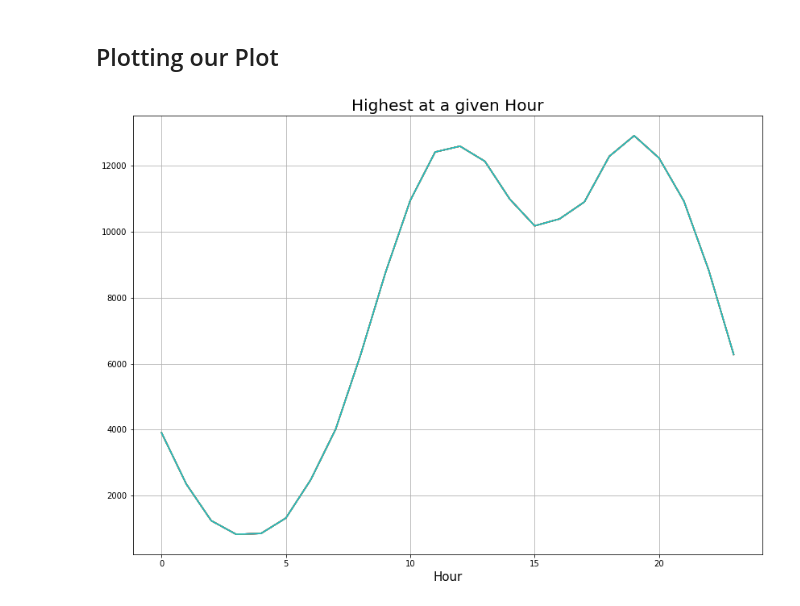
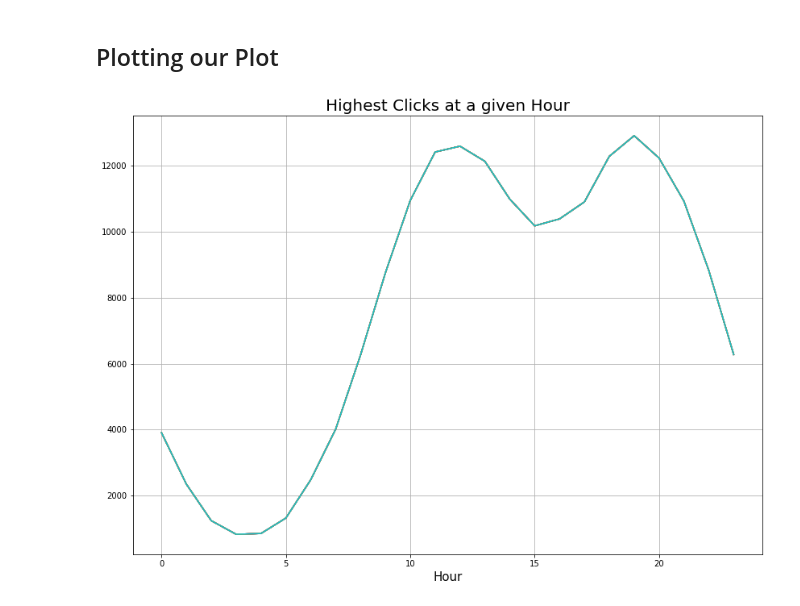
Before and after one commit to aditya12997/Exploratory-Data-Analysis-, a Jupyter notebook: Sales Analysis.ipynb, the cells around one changed output. Drawn from its saved outputs; the diff is of its cells as text; code cells hidden in the pictures.

```diff
--- a/Sales Analysis.ipynb
+++ b/Sales Analysis.ipynb
@@ -214,11 +214,11 @@ all_months_data.head()
 # %%
 plt.figure(figsize = (14,10))
 hours = [hour for hour, df in all_months_data.groupby('Hour')]
 
 plt.plot(hours, all_months_data.groupby(['Hour']).count())
 plt.xlabel("Hour", fontsize =15)
-plt.title("Highest at a given Hour", fontsize=20)
+plt.title("Highest Clicks at a given Hour", fontsize=20)
 plt.grid()
 plt.show()
 # %% [output]
-[figure, old version]
+[figure, new version]
```
Also changed, not shown: parts of 3 cells of this notebook.
